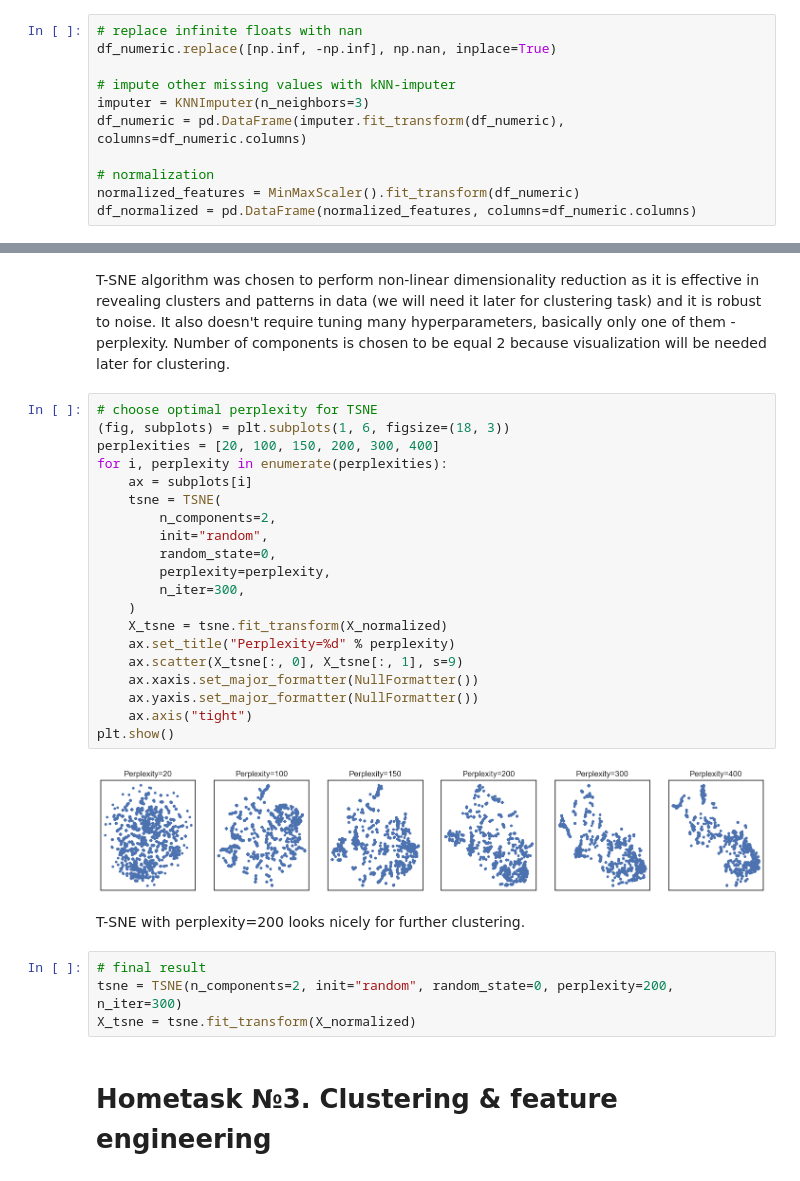
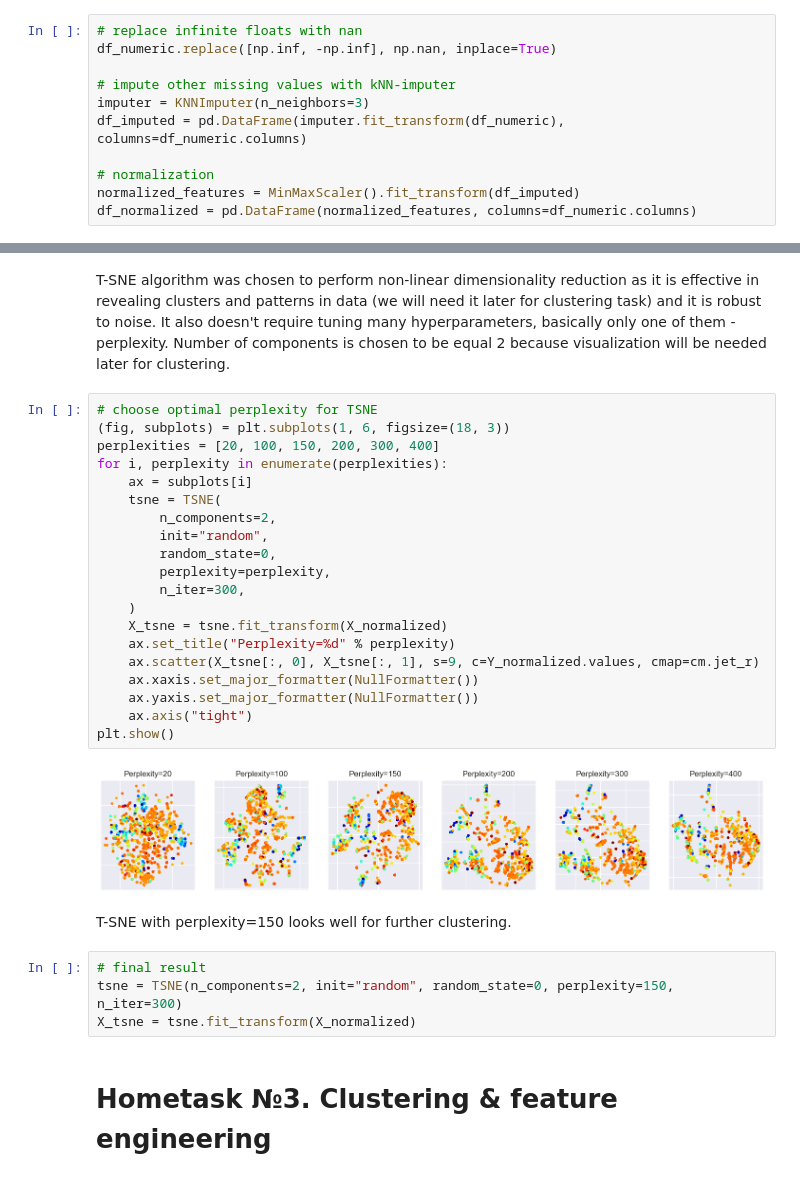
Before and after one commit to AsyaOrlova/ChemAlgorithmsCourse, a Jupyter notebook: hw_1.ipynb, the cells around one changed output, grey strips where cells are left out. Cells and saved outputs as stored; diff of their text form.

```diff
--- a/hw_1.ipynb
+++ b/hw_1.ipynb
@@ -552,10 +554,10 @@ df_numeric.replace([np.inf, -np.inf], np.nan, inplace=True)
 
 # impute other missing values with kNN-imputer
 imputer = KNNImputer(n_neighbors=3)
-df_numeric = pd.DataFrame(imputer.fit_transform(df_numeric), columns=df_numeric.columns)
+df_imputed = pd.DataFrame(imputer.fit_transform(df_numeric), columns=df_numeric.columns)
 
 # normalization
-normalized_features = MinMaxScaler().fit_transform(df_numeric)
+normalized_features = MinMaxScaler().fit_transform(df_imputed)
 df_normalized = pd.DataFrame(normalized_features, columns=df_numeric.columns)
 # %%
 # divide normalized dataset into predictors and target
@@ -678,30 +680,30 @@ T-SNE algorithm was chosen to perform non-linear dimensionality reduction as it
 # %%
 # choose optimal perplexity for TSNE
 (fig, subplots) = plt.subplots(1, 6, figsize=(18, 3))
 perplexities = [20, 100, 150, 200, 300, 400]
 for i, perplexity in enumerate(perplexities):
     ax = subplots[i]
     tsne = TSNE(
         n_components=2,
         init="random",
         random_state=0,
         perplexity=perplexity,
         n_iter=300,
     )
     X_tsne = tsne.fit_transform(X_normalized)
     ax.set_title("Perplexity=%d" % perplexity)
-    ax.scatter(X_tsne[:, 0], X_tsne[:, 1], s=9)
+    ax.scatter(X_tsne[:, 0], X_tsne[:, 1], s=9, c=Y_normalized.values, cmap=cm.jet_r)
     ax.xaxis.set_major_formatter(NullFormatter())
     ax.yaxis.set_major_formatter(NullFormatter())
     ax.axis("tight")
 plt.show()
 # %% [output]
-[figure, old version]
+[figure, new version]
 # %% [markdown]
-T-SNE with perplexity=200 looks nicely for further clustering.
+T-SNE with perplexity=150 looks well for further clustering.
 # %%
 # final result
-tsne = TSNE(n_components=2, init="random", random_state=0, perplexity=200, n_iter=300)
+tsne = TSNE(n_components=2, init="random", random_state=0, perplexity=150, n_iter=300)
 X_tsne = tsne.fit_transform(X_normalized)
 # %% [markdown]
 # Hometask №3. Clustering & feature engineering
```
Also changed, not shown: parts of 11 cells of this notebook.
